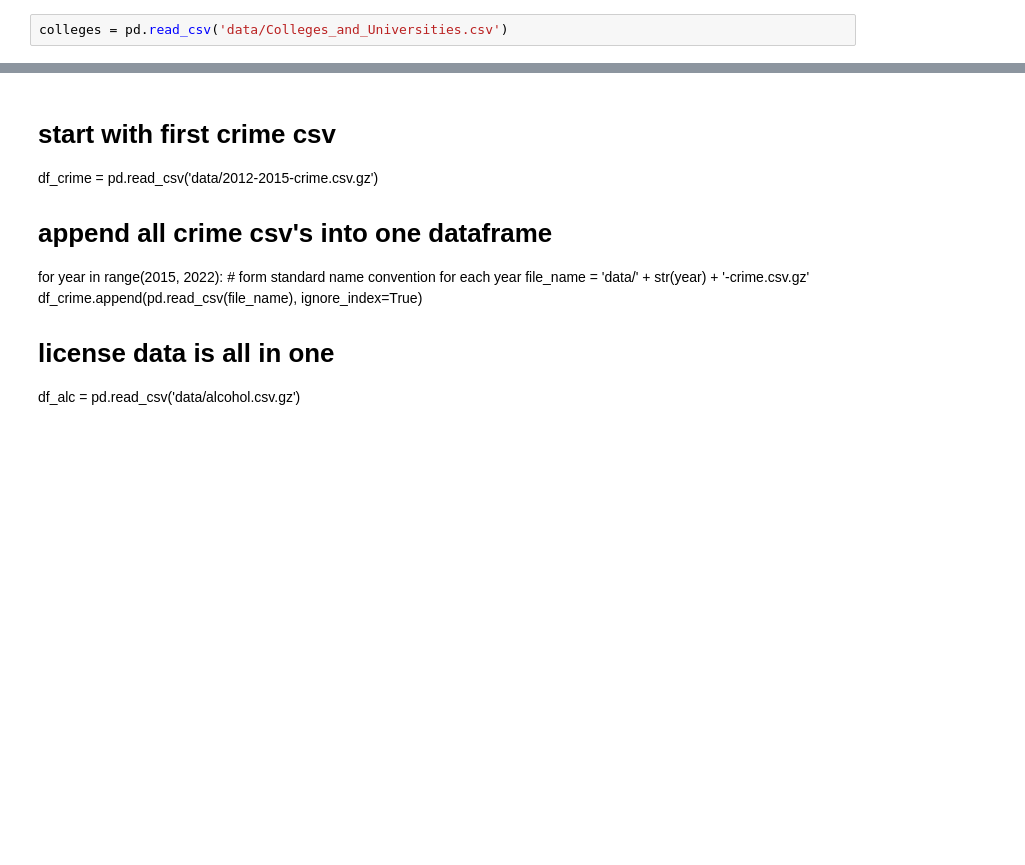
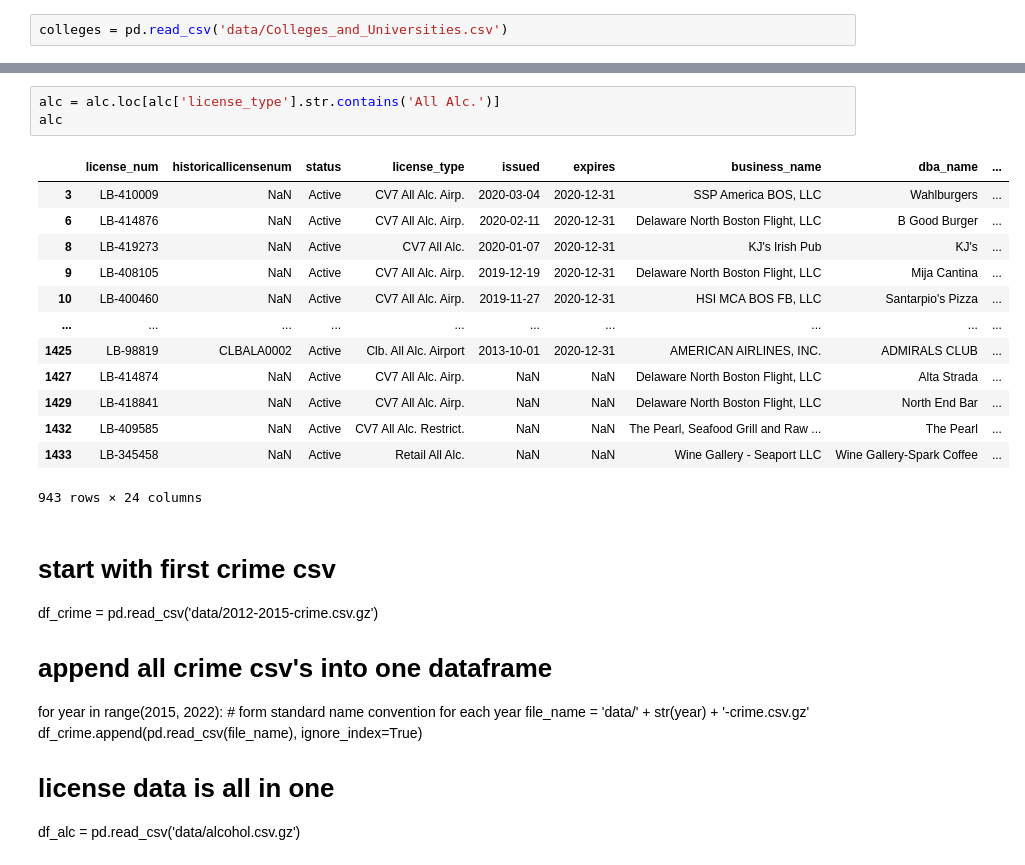
Before and after one commit to pickdani/Bostonography-Final, a Jupyter notebook: data-manipulation.ipynb, the cells around one changed output, grey strips where cells are left out. Cells and saved outputs as stored; diff of their text form; blank space fills up the shorter version.

Commit message:
filter the rows from alc and crimes dataframes

```diff
--- a/data-manipulation.ipynb
+++ b/data-manipulation.ipynb
@@ -28,3 +61,20 @@ colleges = pd.read_csv('data/Colleges_and_Universities.csv')
+# %%
+alc = alc.loc[alc['license_type'].str.contains('All Alc.')]
+alc
+# %% [output]
+|  | license_num | historicallicensenum | status | license_type | issued | expires | business_name | dba_name | ... |
+| 3 | LB-410009 | NaN | Active | CV7 All Alc. Airp. | 2020-03-04 | 2020-12-31 | SSP America BOS, LLC | Wahlburgers | ... |
+| 6 | LB-414876 | NaN | Active | CV7 All Alc. Airp. | 2020-02-11 | 2020-12-31 | Delaware North Boston Flight, LLC | B Good Burger | ... |
+| 8 | LB-419273 | NaN | Active | CV7 All Alc. | 2020-01-07 | 2020-12-31 | KJ's Irish Pub | KJ's | ... |
+| 9 | LB-408105 | NaN | Active | CV7 All Alc. Airp. | 2019-12-19 | 2020-12-31 | Delaware North Boston Flight, LLC | Mija Cantina | ... |
+| 10 | LB-400460 | NaN | Active | CV7 All Alc. Airp. | 2019-11-27 | 2020-12-31 | HSI MCA BOS FB, LLC | Santarpio's Pizza | ... |
+| ... | ... | ... | ... | ... | ... | ... | ... | ... | ... |
+| 1425 | LB-98819 | CLBALA0002 | Active | Clb. All Alc. Airport | 2013-10-01 | 2020-12-31 | AMERICAN AIRLINES, INC. | ADMIRALS CLUB | ... |
+| 1427 | LB-414874 | NaN | Active | CV7 All Alc. Airp. | NaN | NaN | Delaware North Boston Flight, LLC | Alta Strada | ... |
+| 1429 | LB-418841 | NaN | Active | CV7 All Alc. Airp. | NaN | NaN | Delaware North Boston Flight, LLC | North End Bar | ... |
+| 1432 | LB-409585 | NaN | Active | CV7 All Alc. Restrict. | NaN | NaN | The Pearl, Seafood Grill and Raw ... | The Pearl | ... |
+| 1433 | LB-345458 | NaN | Active | Retail All Alc. | NaN | NaN | Wine Gallery - Seaport LLC | Wine Gallery-Spark Coffee | ... |
+943 rows × 24 columns
 # %% [markdown]
 # start with first crime csv
 df_crime = pd.read_csv('data/2012-2015-crime.csv.gz')
```
Also changed, not shown: parts of 2 cells of this notebook.
